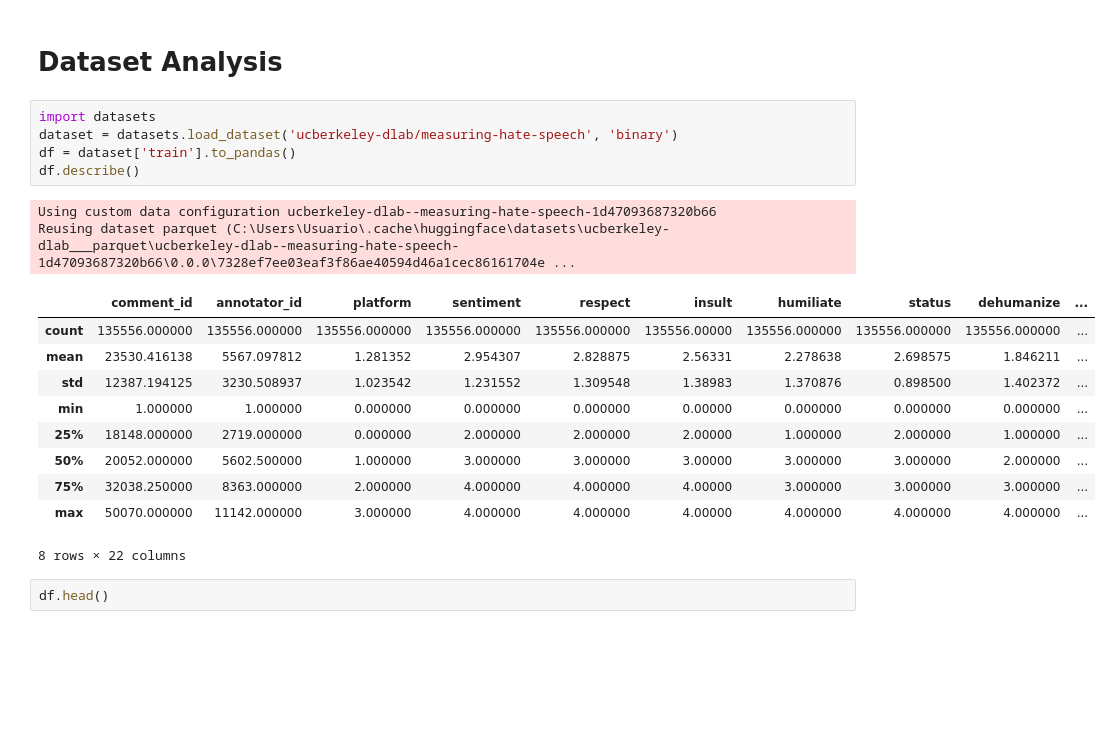
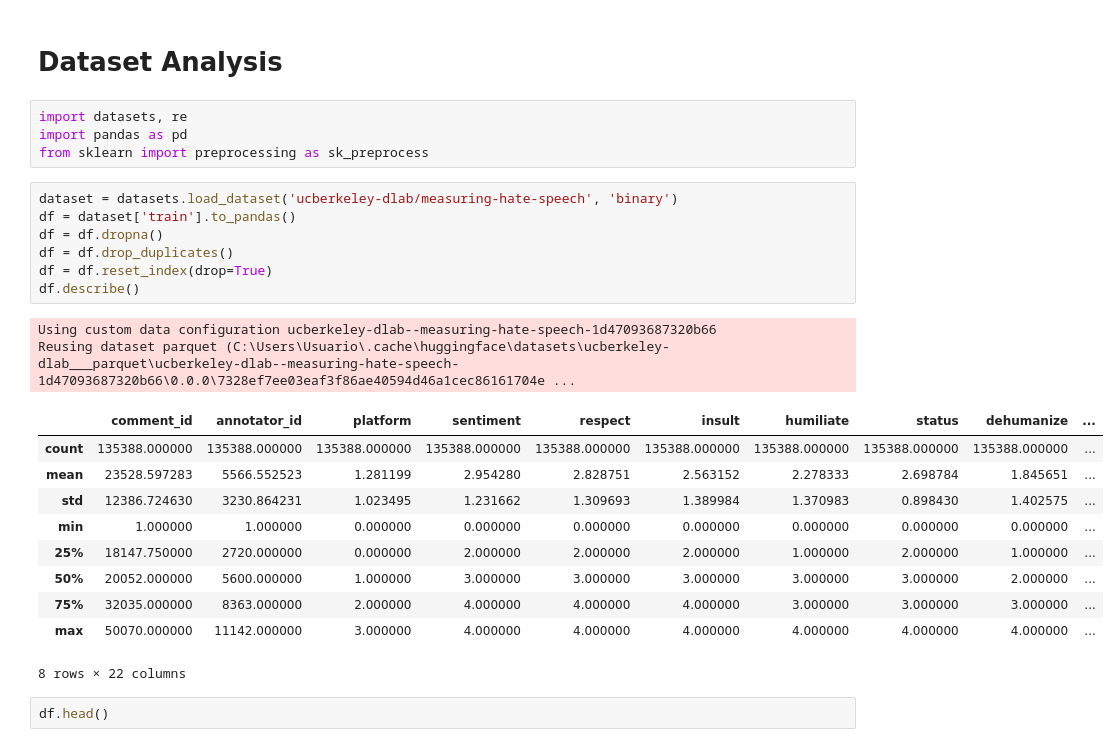
Before and after one commit to ndiaz9/NLP, a Jupyter notebook: Proyecto-G2/Dataset.ipynb, the cells around one changed output. Drawn from its saved outputs; the diff is of its cells as text; blank space fills up the shorter version.

```diff
--- a/Proyecto-G2/Dataset.ipynb
+++ b/Proyecto-G2/Dataset.ipynb
@@ -1,22 +1,28 @@
 # %% [markdown]
 # Dataset Analysis
+# %%
+import datasets, re
+import pandas as pd
+from sklearn import preprocessing as sk_preprocess
 # %%
-import datasets
 dataset = datasets.load_dataset('ucberkeley-dlab/measuring-hate-speech', 'binary')
 df = dataset['train'].to_pandas()
+df = df.dropna()
+df = df.drop_duplicates()
+df = df.reset_index(drop=True)
 df.describe()
 # %% [output]
 Using custom data configuration ucberkeley-dlab--measuring-hate-speech-1d47093687320b66
 Reusing dataset parquet (C:\Users\Usuario\.cache\huggingface\datasets\ucberkeley-dlab___parquet\ucberkeley-dlab--measuring-hate-speech-1d47093687320b66\0.0.0\7328ef7ee03eaf3f86ae40594d46a1cec86161704e ...
 |  | comment_id | annotator_id | platform | sentiment | respect | insult | humiliate | status | dehumanize | ... |
-| count | 135556.000000 | 135556.000000 | 135556.000000 | 135556.000000 | 135556.000000 | 135556.00000 | 135556.000000 | 135556.000000 | 135556.000000 | ... |
-| mean | 23530.416138 | 5567.097812 | 1.281352 | 2.954307 | 2.828875 | 2.56331 | 2.278638 | 2.698575 | 1.846211 | ... |
-| std | 12387.194125 | 3230.508937 | 1.023542 | 1.231552 | 1.309548 | 1.38983 | 1.370876 | 0.898500 | 1.402372 | ... |
-| min | 1.000000 | 1.000000 | 0.000000 | 0.000000 | 0.000000 | 0.00000 | 0.000000 | 0.000000 | 0.000000 | ... |
-| 25% | 18148.000000 | 2719.000000 | 0.000000 | 2.000000 | 2.000000 | 2.00000 | 1.000000 | 2.000000 | 1.000000 | ... |
-| 50% | 20052.000000 | 5602.500000 | 1.000000 | 3.000000 | 3.000000 | 3.00000 | 3.000000 | 3.000000 | 2.000000 | ... |
-| 75% | 32038.250000 | 8363.000000 | 2.000000 | 4.000000 | 4.000000 | 4.00000 | 3.000000 | 3.000000 | 3.000000 | ... |
-| max | 50070.000000 | 11142.000000 | 3.000000 | 4.000000 | 4.000000 | 4.00000 | 4.000000 | 4.000000 | 4.000000 | ... |
+| count | 135388.000000 | 135388.000000 | 135388.000000 | 135388.000000 | 135388.000000 | 135388.000000 | 135388.000000 | 135388.000000 | 135388.000000 | ... |
+| mean | 23528.597283 | 5566.552523 | 1.281199 | 2.954280 | 2.828751 | 2.563152 | 2.278333 | 2.698784 | 1.845651 | ... |
+| std | 12386.724630 | 3230.864231 | 1.023495 | 1.231662 | 1.309693 | 1.389984 | 1.370983 | 0.898430 | 1.402575 | ... |
+| min | 1.000000 | 1.000000 | 0.000000 | 0.000000 | 0.000000 | 0.000000 | 0.000000 | 0.000000 | 0.000000 | ... |
+| 25% | 18147.750000 | 2720.000000 | 0.000000 | 2.000000 | 2.000000 | 2.000000 | 1.000000 | 2.000000 | 1.000000 | ... |
+| 50% | 20052.000000 | 5600.000000 | 1.000000 | 3.000000 | 3.000000 | 3.000000 | 3.000000 | 3.000000 | 2.000000 | ... |
+| 75% | 32035.000000 | 8363.000000 | 2.000000 | 4.000000 | 4.000000 | 4.000000 | 3.000000 | 3.000000 | 3.000000 | ... |
+| max | 50070.000000 | 11142.000000 | 3.000000 | 4.000000 | 4.000000 | 4.000000 | 4.000000 | 4.000000 | 4.000000 | ... |
 8 rows × 22 columns
 # %%
 df.head()
```
Also changed, not shown: parts of 21 cells of this notebook.
